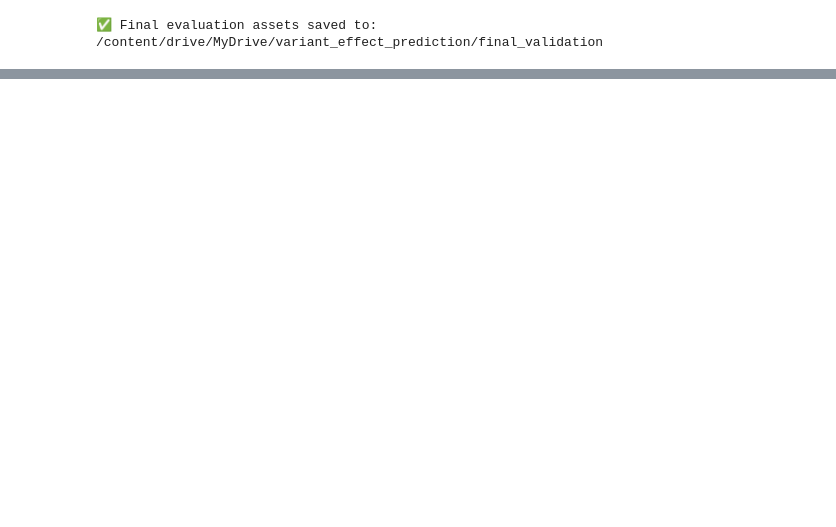
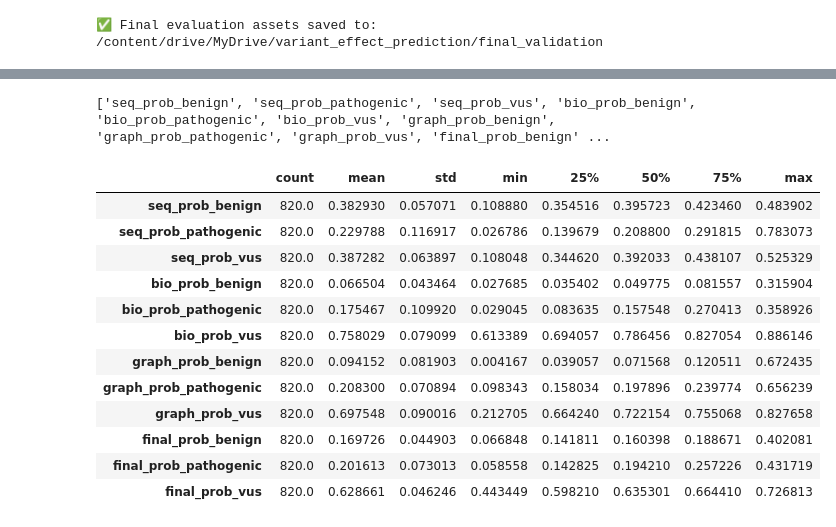
Before and after one commit to jayatigupta05/VEP, a Jupyter notebook: GenoHybrid_VEP_Notebook_3_Validation.ipynb, the cells around one changed output, grey strips where cells are left out. Saved outputs shown, nothing was run; the diff lists cells and outputs as text; code cells hidden in the pictures; blank space fills up the shorter version.

```diff
--- a/GenoHybrid_VEP_Notebook_3_Validation.ipynb
+++ b/GenoHybrid_VEP_Notebook_3_Validation.ipynb
@@ -3158,0 +5581,25 @@ print("✅ Final evaluation assets saved to:", FINAL_DIR)
+# %%
+import pandas as pd
+from pathlib import Path
+
+BENCHMARK_DIR = Path(
+    "/content/drive/MyDrive/variant_effect_prediction/"
+    "external_validation/proteingym/benchmark"
+)
+
+old = pd.read_csv(
+    BENCHMARK_DIR / "proteingym_predictions.csv"
+)
+
+new = pd.read_csv(
+    BENCHMARK_DIR / "proteingym_predictions_annotated.csv"
+)
+
+print("OLD columns:")
+print(old.columns.tolist())
+
+print("\nNEW columns:")
+print(new.columns.tolist())
+
+print("\nNEW first row:")
+display(new.head())
@@ -3158,0 +5621,27 @@ print("✅ Final evaluation assets saved to:", FINAL_DIR)
+# %%
+prob_cols = [
+    c for c in new.columns
+    if "prob" in c.lower()
+    or c.lower().startswith("p_")
+]
+
+print(prob_cols)
+
+display(
+    new[prob_cols].describe().T
+)
+# %% [output]
+['seq_prob_benign', 'seq_prob_pathogenic', 'seq_prob_vus', 'bio_prob_benign', 'bio_prob_pathogenic', 'bio_prob_vus', 'graph_prob_benign', 'graph_prob_pathogenic', 'graph_prob_vus', 'final_prob_benign' ...
+|  | count | mean | std | min | 25% | 50% | 75% | max |
+| seq_prob_benign | 820.0 | 0.382930 | 0.057071 | 0.108880 | 0.354516 | 0.395723 | 0.423460 | 0.483902 |
+| seq_prob_pathogenic | 820.0 | 0.229788 | 0.116917 | 0.026786 | 0.139679 | 0.208800 | 0.291815 | 0.783073 |
+| seq_prob_vus | 820.0 | 0.387282 | 0.063897 | 0.108048 | 0.344620 | 0.392033 | 0.438107 | 0.525329 |
+| bio_prob_benign | 820.0 | 0.066504 | 0.043464 | 0.027685 | 0.035402 | 0.049775 | 0.081557 | 0.315904 |
+| bio_prob_pathogenic | 820.0 | 0.175467 | 0.109920 | 0.029045 | 0.083635 | 0.157548 | 0.270413 | 0.358926 |
+| bio_prob_vus | 820.0 | 0.758029 | 0.079099 | 0.613389 | 0.694057 | 0.786456 | 0.827054 | 0.886146 |
+| graph_prob_benign | 820.0 | 0.094152 | 0.081903 | 0.004167 | 0.039057 | 0.071568 | 0.120511 | 0.672435 |
+| graph_prob_pathogenic | 820.0 | 0.208300 | 0.070894 | 0.098343 | 0.158034 | 0.197896 | 0.239774 | 0.656239 |
+| graph_prob_vus | 820.0 | 0.697548 | 0.090016 | 0.212705 | 0.664240 | 0.722154 | 0.755068 | 0.827658 |
+| final_prob_benign | 820.0 | 0.169726 | 0.044903 | 0.066848 | 0.141811 | 0.160398 | 0.188671 | 0.402081 |
+| final_prob_pathogenic | 820.0 | 0.201613 | 0.073013 | 0.058558 | 0.142825 | 0.194210 | 0.257226 | 0.431719 |
+| final_prob_vus | 820.0 | 0.628661 | 0.046246 | 0.443449 | 0.598210 | 0.635301 | 0.664410 | 0.726813 |
```
Also changed, not shown: parts of 88 cells of this notebook.
